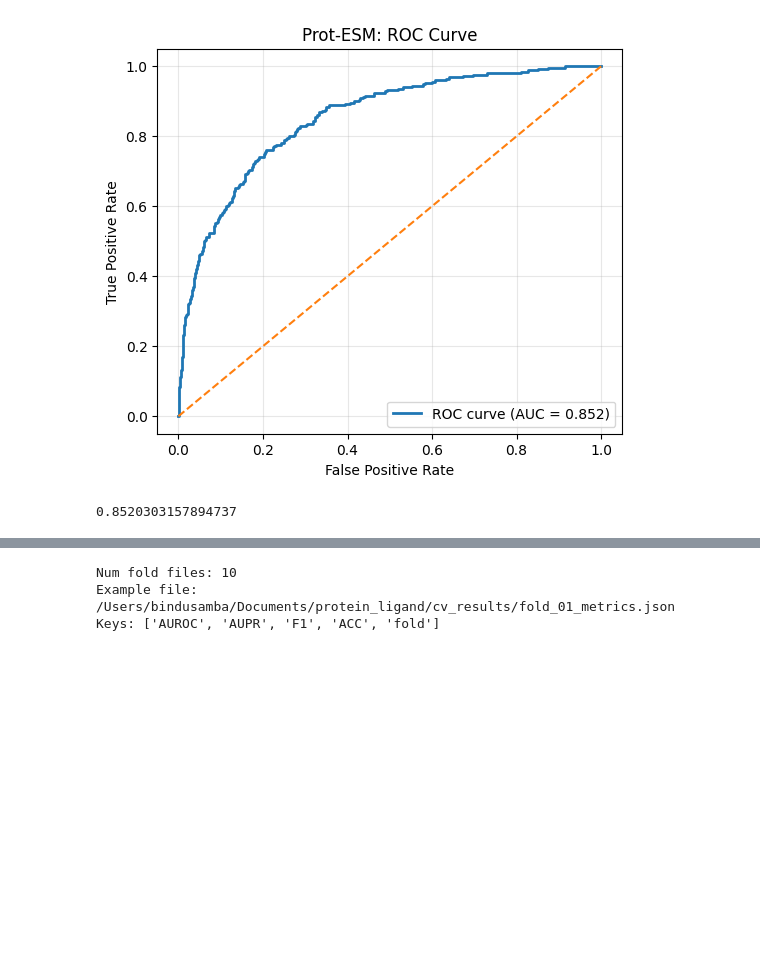
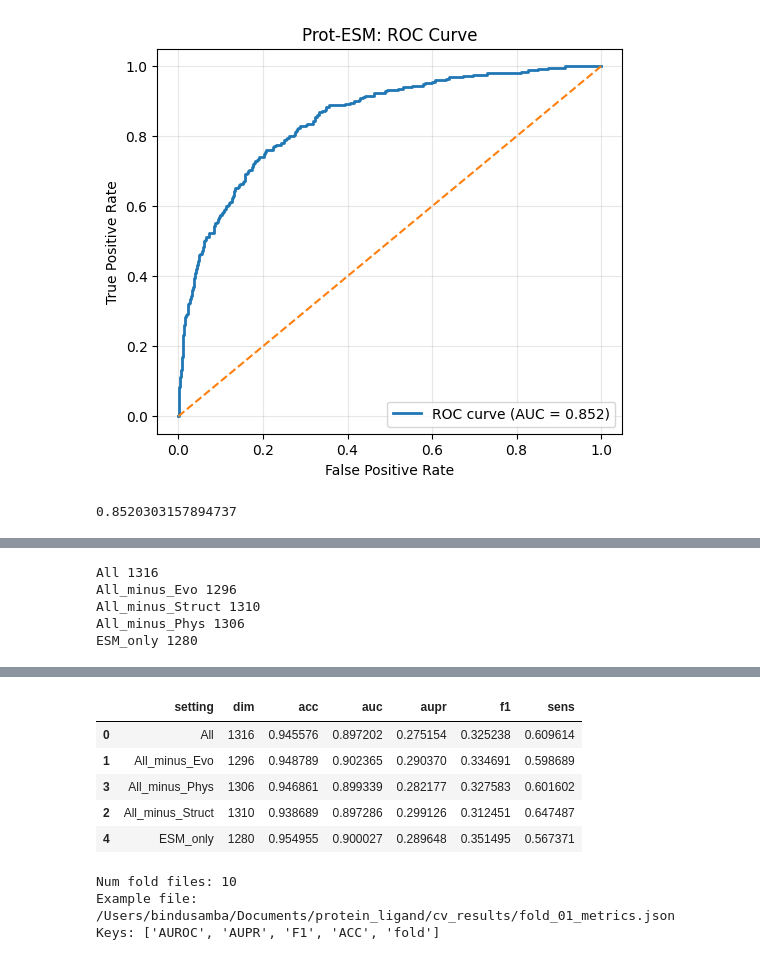
Before and after one commit to MLBC-lab/Prot-ESM, a Jupyter notebook: mlbr.ipynb, the cells around one changed output, grey strips where cells are left out. Drawn from its saved outputs; the diff is of its cells as text; code cells hidden in the pictures; blank space fills up the shorter version.

```diff
--- a/mlbr.ipynb
+++ b/mlbr.ipynb
@@ -661,0 +880,51 @@ roc_auc
+# %%
+def idx_from_slices(use_groups):
+    idx = []
+    for g in use_groups:
+        s = FEATURE_SLICES[g]
+        idx.extend(list(range(s.start, s.stop)))
+    return np.array(idx, dtype=int)
+
+# Settings:
+# 1) All features
+# 2) All - Evo
+# 3) All - Struct
+# 4) All - Phys
+# 5) ESM only (= All - Evo - Struct - Phys)
+
+settings = {
+    "All":                 idx_from_slices(["esm","phys","struct","evo"]),
+    "All_minus_Evo":       idx_from_slices(["esm","phys","struct"]),
+    "All_minus_Struct":    idx_from_slices(["esm","phys","evo"]),
+    "All_minus_Phys":      idx_from_slices(["esm","struct","evo"]),
+    "ESM_only":            idx_from_slices(["esm"]),
+}
+
+for k,v in settings.items():
+    print(k, len(v))
+# %% [output]
+All 1316
+All_minus_Evo 1296
+All_minus_Struct 1310
+All_minus_Phys 1306
+ESM_only 1280
+# %%
+results = []
+for name, fidx in settings.items():
+    res = train_one_setting(
+        setting_name=name,
+        feature_idx=fidx,
+        epochs=20,
+        batch_size=4,
+        lr=3e-4,
+        pos_weight=40.0     # keep consistent with your earlier run
+    )
+    results.append(res)
+
+# Pretty print
+import pandas as pd
+df = pd.DataFrame(results)
+df = df[["setting","dim","acc","auc","aupr","f1","sens"]]
+df.sort_values("setting", inplace=True)
+df
+# %% [output]
@@ -662,3 +948,9 @@ roc_auc
+|  | setting | dim | acc | auc | aupr | f1 | sens |
+| 0 | All | 1316 | 0.945576 | 0.897202 | 0.275154 | 0.325238 | 0.609614 |
+| 1 | All_minus_Evo | 1296 | 0.948789 | 0.902365 | 0.290370 | 0.334691 | 0.598689 |
+| 3 | All_minus_Phys | 1306 | 0.946861 | 0.899339 | 0.282177 | 0.327583 | 0.601602 |
+| 2 | All_minus_Struct | 1310 | 0.938689 | 0.897286 | 0.299126 | 0.312451 | 0.647487 |
+| 4 | ESM_only | 1280 | 0.954955 | 0.900027 | 0.289648 | 0.351495 | 0.567371 |
 # %%
 import json
 from pathlib import Path
```
Also changed, not shown: parts of 5 cells of this notebook.
